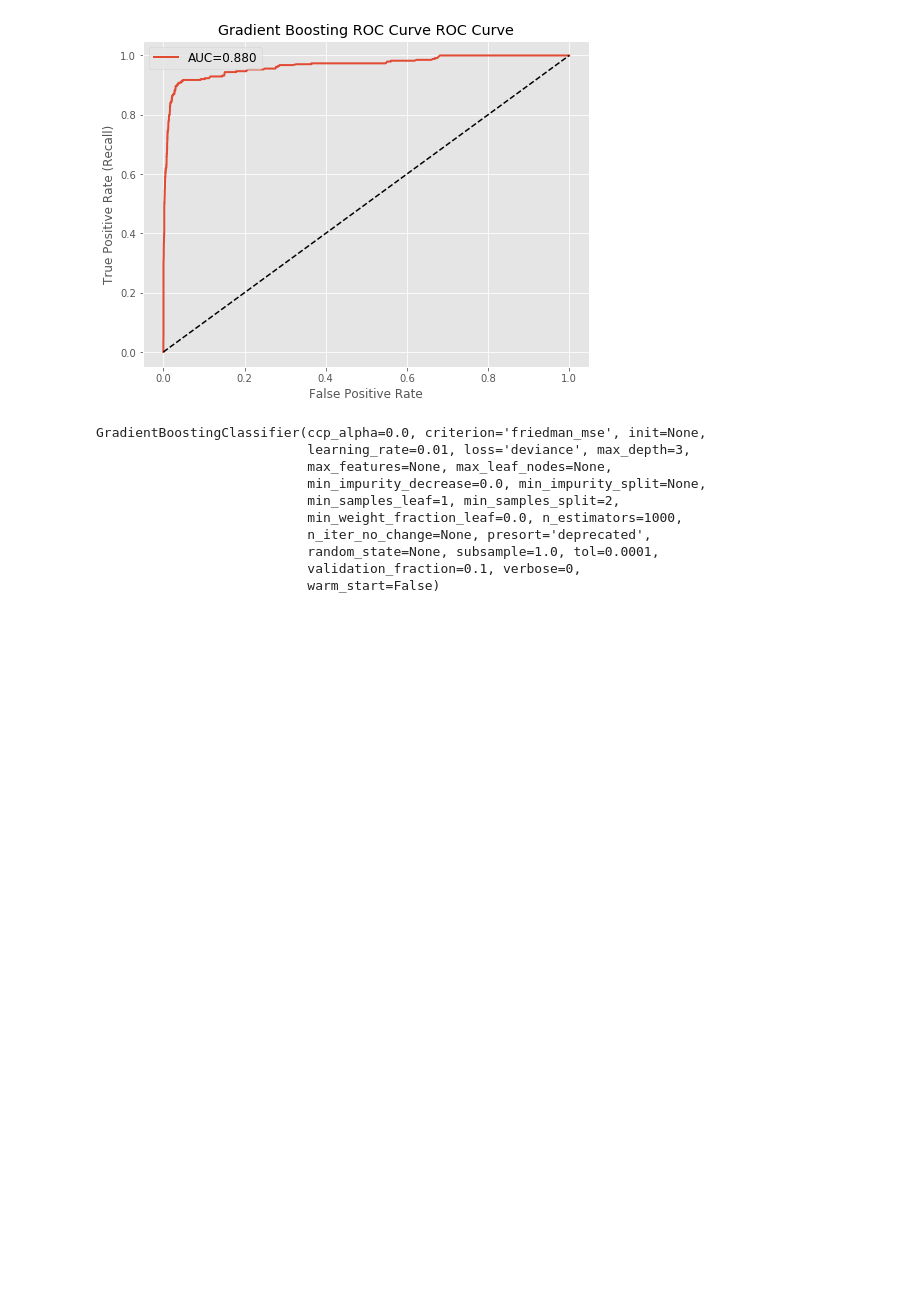
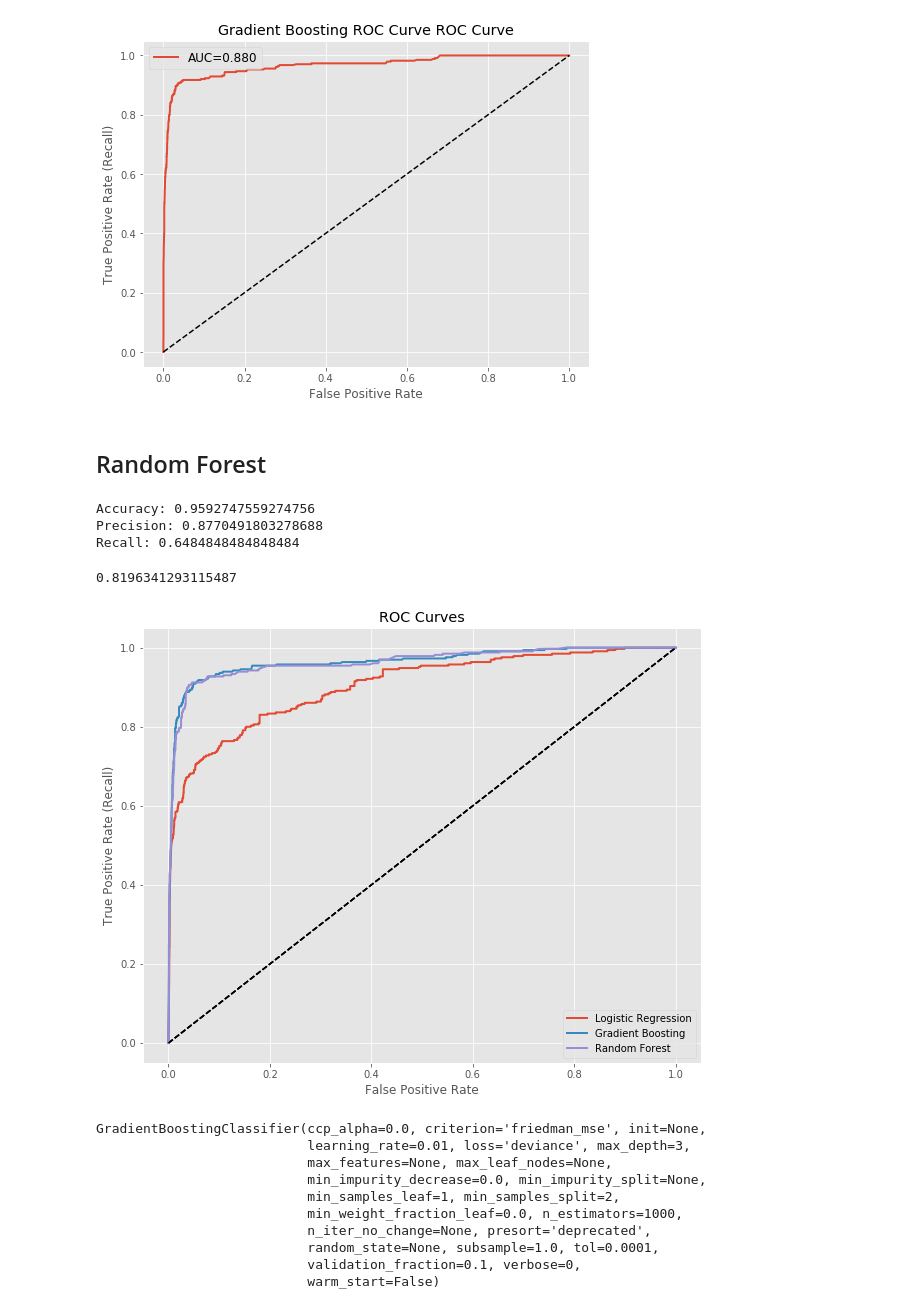
Before and after one commit to cwong690/Shut-the-Fraud-Down, a Jupyter notebook: notebooks/tyler_models.ipynb, the cells around one changed output. Drawn from its saved outputs; the diff is of its cells as text; code cells hidden in the pictures; blank space fills up the shorter version.

```diff
--- a/notebooks/tyler_models.ipynb
+++ b/notebooks/tyler_models.ipynb
@@ -135,11 +121,11 @@ Accuracy: 0.9687509325030004
 Precision: 0.846479285473699
 Recall: 0.7988279257891497
 # %%
-model = GradientBoostingClassifier(n_estimators=1000, learning_rate=0.01)
-model.fit(X_train, y_train)
-y_predict = model.predict(X_test)
+model_gb = GradientBoostingClassifier(n_estimators=1000, learning_rate=0.01)
+model_gb.fit(X_train, y_train)
+y_predict = model_gb.predict(X_test)
 y_true = y_test
-probabilities = model.predict_proba(X_test)[:, 1]
+probabilities_gb = model_gb.predict_proba(X_test)[:, 1]
 print("Accuracy:", accuracy_score(y_true, y_predict))
 print("Precision:", precision_score(y_true, y_predict))
 print("Recall:", recall_score(y_true, y_predict))
@@ -155,6 +141,46 @@ plot_roc_curve(ax, fpr, tpr, auc_score,'Gradient Boosting ROC Curve')
 plt.savefig('images/gradient_boost_roc_curve.png')
 # %% [output]
 [figure]
+# %% [markdown]
+## Random Forest
+# %%
+model_rf = RandomForestClassifier(n_estimators=500, max_leaf_nodes=16, n_jobs=-1)
+model_rf.fit(X_train, y_train)
+y_predict = model_rf.predict(X_test)
+y_true = y_test
+probabilities_rf = model_rf.predict_proba(X_test)[:, 1]
+print("Accuracy:", accuracy_score(y_true, y_predict))
+print("Precision:", precision_score(y_true, y_predict))
+print("Recall:", recall_score(y_true, y_predict))
+# %% [output]
+Accuracy: 0.9592747559274756
+Precision: 0.8770491803278688
+Recall: 0.6484848484848484
+# %%
+models = ['Logistic Regression', 'Gradient Boosting', 'Random Forest']
+model_probs = [probabilities_log, probabilities_gb, probabilities_rf]
+# %%
+auc_score
+# %% [output]
+0.8196341293115487
+# %%
+def plot_roc_curve(ax, fpr, tpr, auc, label=None):
+    ax.plot(fpr, tpr, linewidth=2, label=label)
+    ax.plot([0,1], [0,1], 'k--')
+    #ax.legend([f"{label} AUC = {auc}"], fontsize=12)
+# %%
+fig, ax = plt.subplots(figsize=(10,8))
+for mod, probs in zip(models, model_probs):
+    fpr, tpr, thresholds = metrics.roc_curve(y_test, probs)
+    auc_score = metrics.roc_auc_score(y_test, y_predict)
+    plot_roc_curve(ax, fpr, tpr, auc_score,mod)
+ax.legend()
+ax.set_title('ROC Curves')
+ax.set_xlabel('False Positive Rate')
+ax.set_ylabel('True Positive Rate (Recall)')
+plt.savefig('images/ROC_curves.png')
+# %% [output]
+[figure, added]
 # %%
 model.fit(X, y)
 # %% [output]
```
Also changed, not shown: parts of 8 cells of this notebook, 9 other files.
